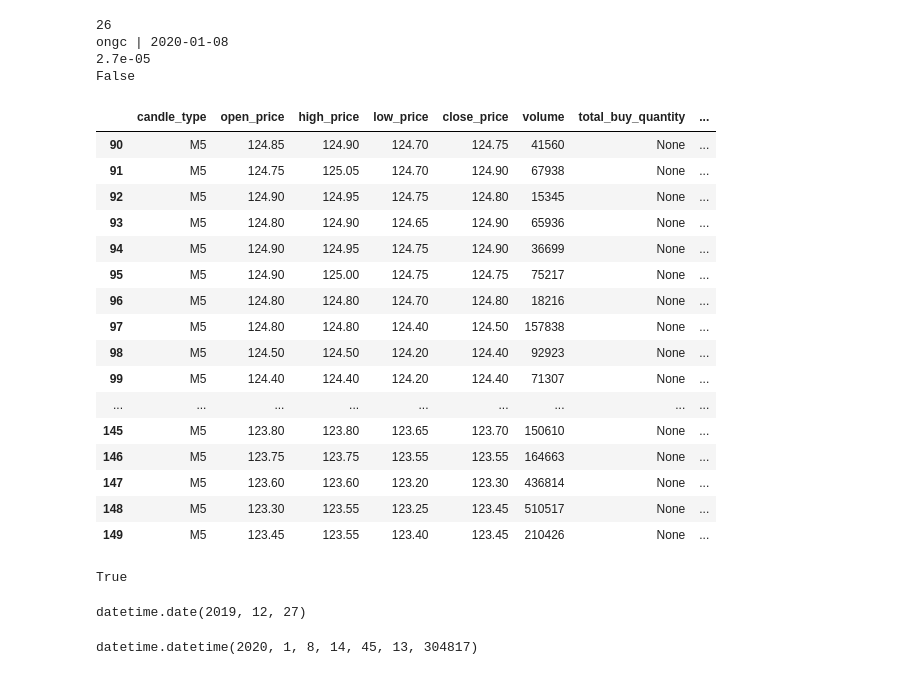
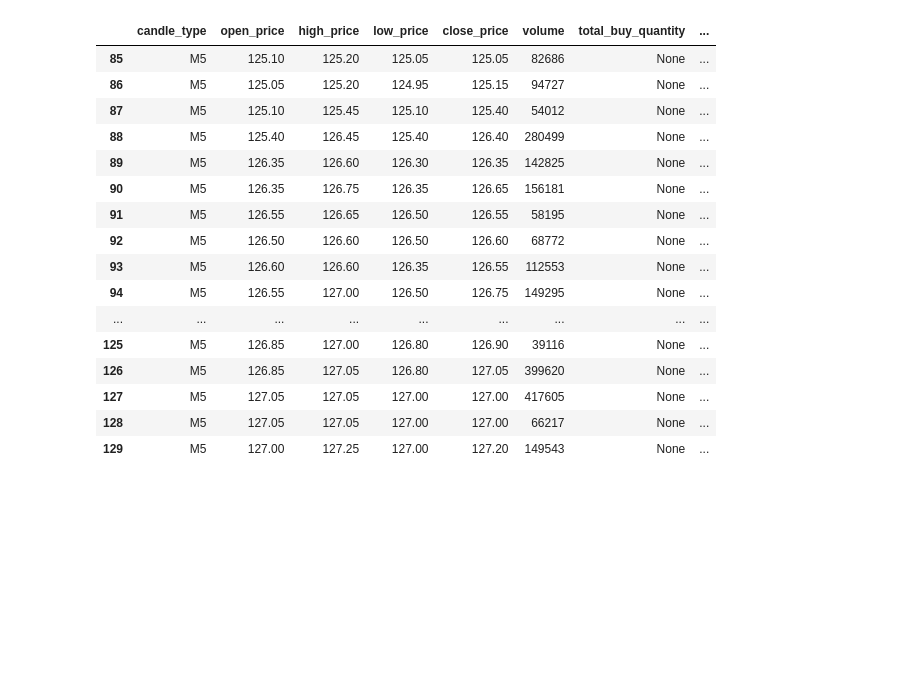
Before and after one commit to sonupal129/heystox, a Jupyter notebook: heystox_trade/function_testing.ipynb, the cells around one changed output. Cells and saved outputs as stored; diff of their text form; code cells hidden in the pictures; blank space fills up the shorter version.

Commit message:
Made changed in macd and stochastic function

```diff
--- a/heystox_trade/function_testing.ipynb
+++ b/heystox_trade/function_testing.ipynb
@@ -39,66 +39,38 @@ from heystox_intraday.trading_indicator import *
 # %%
 from datetime import date, timedelta, datetime
 
-def get_macd_crossover(sorted_stock): # Macd Crossover Strategy
-    """This function find crossover between macd and macd signal and return signal as buy or sell"""
-    macd_indicator = Indicator.objects.get(name="MACD")
-    df = get_macd_data(sorted_stock.symbol)
+def get_stochastic_crossover(sorted_stock): # Stochastic crossover strategy
+    stoch_indicator = Indicator.objects.get(name="STOCHASTIC")
+    df = get_stochastic_data(sorted_stock.symbol)
     df.loc[(df["signal"] != df["signal"].shift()) & (df["signal"] == "BUY"), "signal"] = "BUY_CROSSOVER"
     df.loc[(df["signal"] != df["signal"].shift()) & (df["signal"] == "SELL"), "signal"] = "SELL_CROSSOVER"
-#     last_crossover = df[df.signal.str.endswith("CROSSOVER")].iloc[-1]
-#     if last_crossover.signal == "SELL_CROSSOVER" and sorted_stock.entry_type == "SELL" and df.iloc[-1].percentage <= -0.0032:
-#         return "SELL"
-#     elif last_crossover.signal == "BUY_CROSSOVER" and sorted_stock.entry_type == "BUY" and df.iloc[-1].percentage >= 0.0032:
-#         return "BUY"
+    last_crossover = df[df.signal.str.endswith("CROSSOVER")].iloc[-1]
     return df
 
 
+# 0.000084
+sorted_stocks = SortedStocksList.objects.get(created_at__date=datetime.now().date(), symbol__symbol="gail")
 
-0.000084
-sorted_stocks = SortedStocksList.objects.filter(created_at__date=datetime.now().date())
-print(sorted_stocks.count())
-print(sorted_stocks[0])
-df = get_macd_crossover(sorted_stocks[0]).tail(75)
-print(df.iloc[-1].percentage)
+
+df = get_stochastic_crossover(sorted_stocks)[85:130]
+
 last_crossover = df[df.signal.str.endswith("CROSSOVER")].iloc[-1]
-print(last_crossover.signal == "BUY_CROSSOVER" and df.iloc[-1].percentage >= 0.000032)
-df.tail(60)
+df
 # %% [output]
-26
-ongc | 2020-01-08
-2.7e-05
-False
 |  | candle_type | open_price | high_price | low_price | close_price | volume | total_buy_quantity | ... |
-| 90 | M5 | 124.85 | 124.90 | 124.70 | 124.75 | 41560 | None | ... |
-| 91 | M5 | 124.75 | 125.05 | 124.70 | 124.90 | 67938 | None | ... |
-| 92 | M5 | 124.90 | 124.95 | 124.75 | 124.80 | 15345 | None | ... |
-| 93 | M5 | 124.80 | 124.90 | 124.65 | 124.90 | 65936 | None | ... |
-| 94 | M5 | 124.90 | 124.95 | 124.75 | 124.90 | 36699 | None | ... |
-| 95 | M5 | 124.90 | 125.00 | 124.75 | 124.75 | 75217 | None | ... |
-| 96 | M5 | 124.80 | 124.80 | 124.70 | 124.80 | 18216 | None | ... |
-| 97 | M5 | 124.80 | 124.80 | 124.40 | 124.50 | 157838 | None | ... |
-| 98 | M5 | 124.50 | 124.50 | 124.20 | 124.40 | 92923 | None | ... |
-| 99 | M5 | 124.40 | 124.40 | 124.20 | 124.40 | 71307 | None | ... |
+| 85 | M5 | 125.10 | 125.20 | 125.05 | 125.05 | 82686 | None | ... |
+| 86 | M5 | 125.05 | 125.20 | 124.95 | 125.15 | 94727 | None | ... |
+| 87 | M5 | 125.10 | 125.45 | 125.10 | 125.40 | 54012 | None | ... |
+| 88 | M5 | 125.40 | 126.45 | 125.40 | 126.40 | 280499 | None | ... |
+| 89 | M5 | 126.35 | 126.60 | 126.30 | 126.35 | 142825 | None | ... |
+| 90 | M5 | 126.35 | 126.75 | 126.35 | 126.65 | 156181 | None | ... |
+| 91 | M5 | 126.55 | 126.65 | 126.50 | 126.55 | 58195 | None | ... |
+| 92 | M5 | 126.50 | 126.60 | 126.50 | 126.60 | 68772 | None | ... |
+| 93 | M5 | 126.60 | 126.60 | 126.35 | 126.55 | 112553 | None | ... |
+| 94 | M5 | 126.55 | 127.00 | 126.50 | 126.75 | 149295 | None | ... |
 | ... | ... | ... | ... | ... | ... | ... | ... | ... |
-| 145 | M5 | 123.80 | 123.80 | 123.65 | 123.70 | 150610 | None | ... |
-| 146 | M5 | 123.75 | 123.75 | 123.55 | 123.55 | 164663 | None | ... |
-| 147 | M5 | 123.60 | 123.60 | 123.20 | 123.30 | 436814 | None | ... |
-| 148 | M5 | 123.30 | 123.55 | 123.25 | 123.45 | 510517 | None | ... |
-| 149 | M5 | 123.45 | 123.55 | 123.40 | 123.45 | 210426 | None | ... |
+| 125 | M5 | 126.85 | 127.00 | 126.80 | 126.90 | 39116 | None | ... |
+| 126 | M5 | 126.85 | 127.05 | 126.80 | 127.05 | 399620 | None | ... |
+| 127 | M5 | 127.05 | 127.05 | 127.00 | 127.00 | 417605 | None | ... |
+| 128 | M5 | 127.05 | 127.05 | 127.00 | 127.00 | 66217 | None | ... |
+| 129 | M5 | 127.00 | 127.25 | 127.00 | 127.20 | 149543 | None | ... |
-# %%
-a = 5
-b = -1.4
-b < -0.0032
-# %% [output]
-True
-# %%
-
-end_date = date(2019,12,27)
-# start_date = end_date - timedelta(0)
-end_date
-# %% [output]
-datetime.date(2019, 12, 27)
-# %%
-datetime.now() - timedelta(minutes=30)
-# %% [output]
-datetime.datetime(2020, 1, 8, 14, 45, 13, 304817)
```
Also changed, not shown: parts of 1 cell of this notebook, 8 other files.
